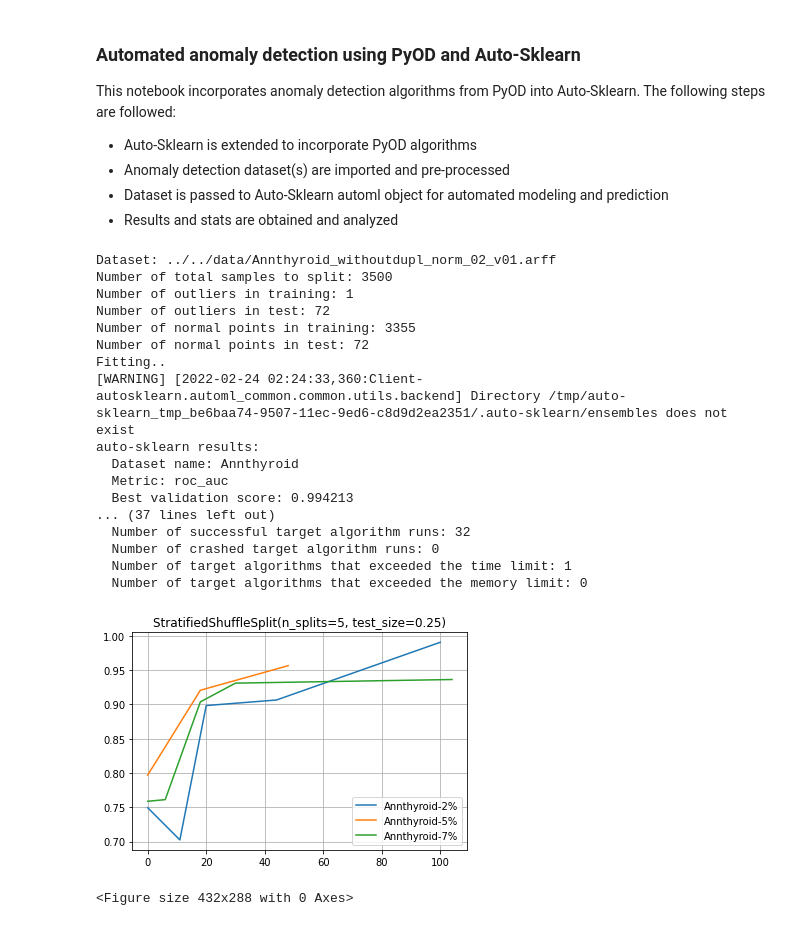
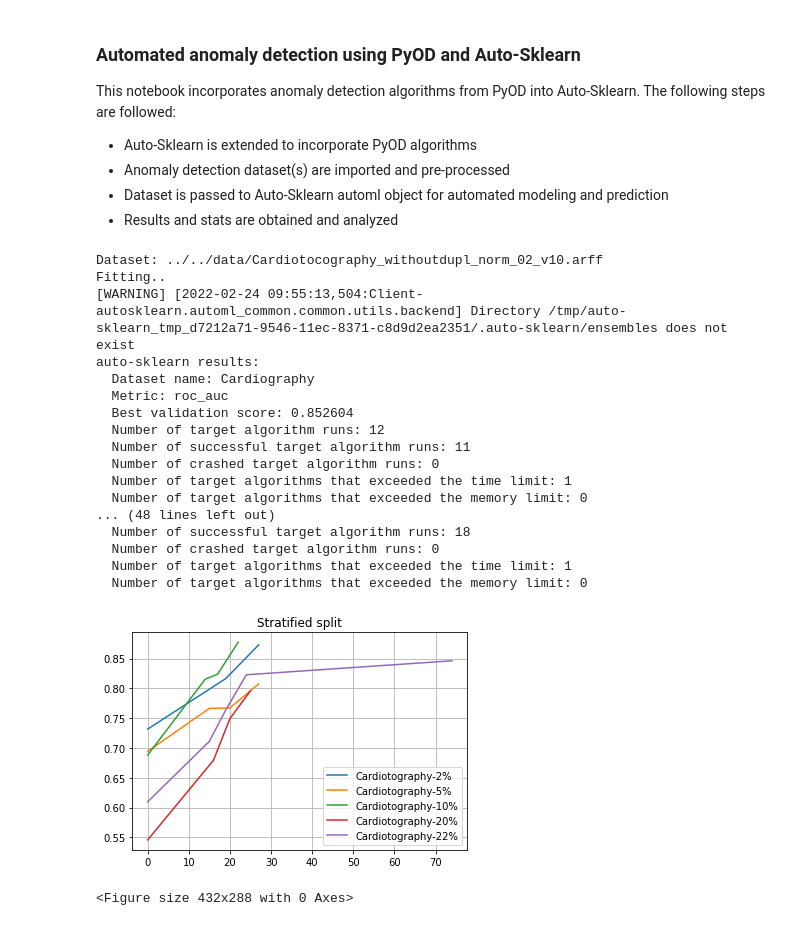
Before and after one commit to johnantonn/cash-for-unsupervised-ad, a Jupyter notebook: src/notebooks/automl_ad.ipynb, the cells around one changed output. Drawn from its saved outputs; the diff is of its cells as text; code cells hidden in the pictures.

```diff
--- a/src/notebooks/automl_ad.ipynb
+++ b/src/notebooks/automl_ad.ipynb
@@ -27,9 +27,11 @@ add_pyod_models_to_pipeline()
 N = 5000
 # Datasets
 datasets = [
-    '../../data/Annthyroid_withoutdupl_norm_02_v01.arff',
-    '../../data/Annthyroid_withoutdupl_norm_05_v01.arff',
-    '../../data/Annthyroid_withoutdupl_norm_07.arff'
+    '../../data/Cardiotocography_withoutdupl_norm_02_v10.arff',
+    '../../data/Cardiotocography_withoutdupl_norm_05_v10.arff',
+    '../../data/Cardiotocography_withoutdupl_norm_10_v10.arff',
+    '../../data/Cardiotocography_withoutdupl_norm_20_v10.arff',
+    '../../data/Cardiotocography_withoutdupl_norm_22.arff'
 ]
 # Test performance dict
 test_performance = {}
@@ -47,11 +49,11 @@ for dataset in datasets:
     X_train, X_test, y_train, y_test = train_test_split(X, y, test_size=0.3, stratify=y, random_state=10)
 
     # Method 1 - Custom split
-    selected_indices = balanced_split(y_train)
-    resampling_strategy = PredefinedSplit(test_fold=selected_indices)
+    #selected_indices = balanced_split(y_train)
+    #resampling_strategy = PredefinedSplit(test_fold=selected_indices)
 
     # Method 2 - Stratified Shuffle Split
-    #resampling_strategy = StratifiedShuffleSplit(n_splits=5, test_size=0.25)
+    resampling_strategy = StratifiedShuffleSplit(n_splits=5, test_size=0.25)
 
     # Build and fit a classifier
     automl = AutoSklearnClassifier(
@@ -77,7 +79,7 @@ for dataset in datasets:
         exclude = None,
         metric = roc_auc,
         scoring_functions = [roc_auc, average_precision],
-        time_left_for_this_task = 180,
+        time_left_for_this_task = 120,
         per_run_time_limit = 30,
         ensemble_size = 0,
         initial_configurations_via_metalearning = 0,
@@ -85,7 +87,7 @@ for dataset in datasets:
     )
     # Fit
     print('Fitting..')
-    automl.fit(X_train, y_train, X_test, y_test, dataset_name='Annthyroid')
+    automl.fit(X_train, y_train, X_test, y_test, dataset_name='Cardiography')
 
     # Print stats
     print(automl.sprint_statistics())
@@ -93,32 +95,38 @@ for dataset in datasets:
     # Store test set performance
     test_performance[dataset] = automl.performance_over_time_[['Timestamp', 'single_best_test_score']]
 # %% [output]
-Dataset: ../../data/Annthyroid_withoutdupl_norm_02_v01.arff
-Number of total samples to split: 3500
-Number of outliers in training: 1
-Number of outliers in test: 72
-Number of normal points in training: 3355
-Number of normal points in test: 72
+Dataset: ../../data/Cardiotocography_withoutdupl_norm_02_v10.arff
 Fitting..
-[WARNING] [2022-02-24 02:24:33,360:Client-autosklearn.automl_common.common.utils.backend] Directory /tmp/auto-sklearn_tmp_be6baa74-9507-11ec-9ed6-c8d9d2ea2351/.auto-sklearn/ensembles does not exist
+[WARNING] [2022-02-24 09:55:13,504:Client-autosklearn.automl_common.common.utils.backend] Directory /tmp/auto-sklearn_tmp_d7212a71-9546-11ec-8371-c8d9d2ea2351/.auto-sklearn/ensembles does not exist
 auto-sklearn results:
-  Dataset name: Annthyroid
+  Dataset name: Cardiography
   Metric: roc_auc
-  Best validation score: 0.994213
-... (37 lines left out)
-  Number of successful target algorithm runs: 32
+  Best validation score: 0.852604
+  Number of target algorithm runs: 12
+  Number of successful target algorithm runs: 11
   Number of crashed target algorithm runs: 0
   Number of target algorithms that exceeded the time limit: 1
   Number of target algorithms that exceeded the memory limit: 0
+... (48 lines left out)
+  Number of successful target algorithm runs: 18
+  Number of crashed target algorithm runs: 0
+  Number of target algorithms that exceeded the time limit: 1
+  Number of target algorithms that exceeded the memory limit: 0
 # %%
 # Plot test performance
 for d, results in test_performance.items():
     plt.plot((results.Timestamp-results.Timestamp[0]).apply(td.total_seconds), results.single_best_test_score)
-plt.legend(['Annthyroid-2%', 'Annthyroid-5%', 'Annthyroid-7%'])
-plt.title('StratifiedShuffleSplit(n_splits=5, test_size=0.25)')
+plt.legend([
+    'Cardiotography-2%',
+    'Cardiotography-5%',
+    'Cardiotography-10%',
+    'Cardiotography-20%',
+    'Cardiotography-22%'
+])
+plt.title('Stratified split')
 plt.grid()
+#plt.savefig('cardiography-stratified.png')
 plt.show()
-plt.savefig('annthyroid-stratified.png')
 # %% [output]
-[figure, old version]
+[figure, new version]
 <Figure size 432x288 with 0 Axes>
```
Also changed, not shown: 1 other file.
